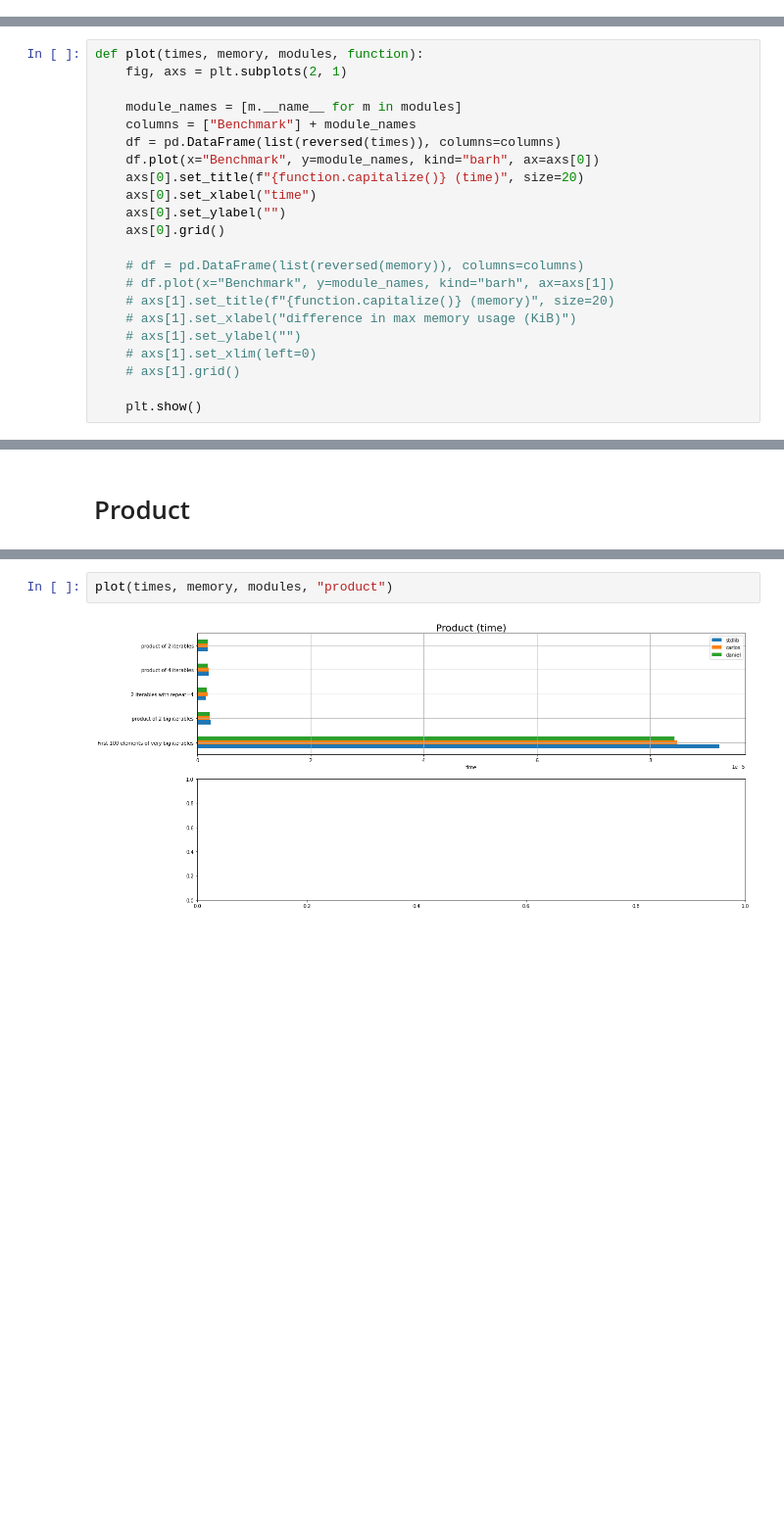
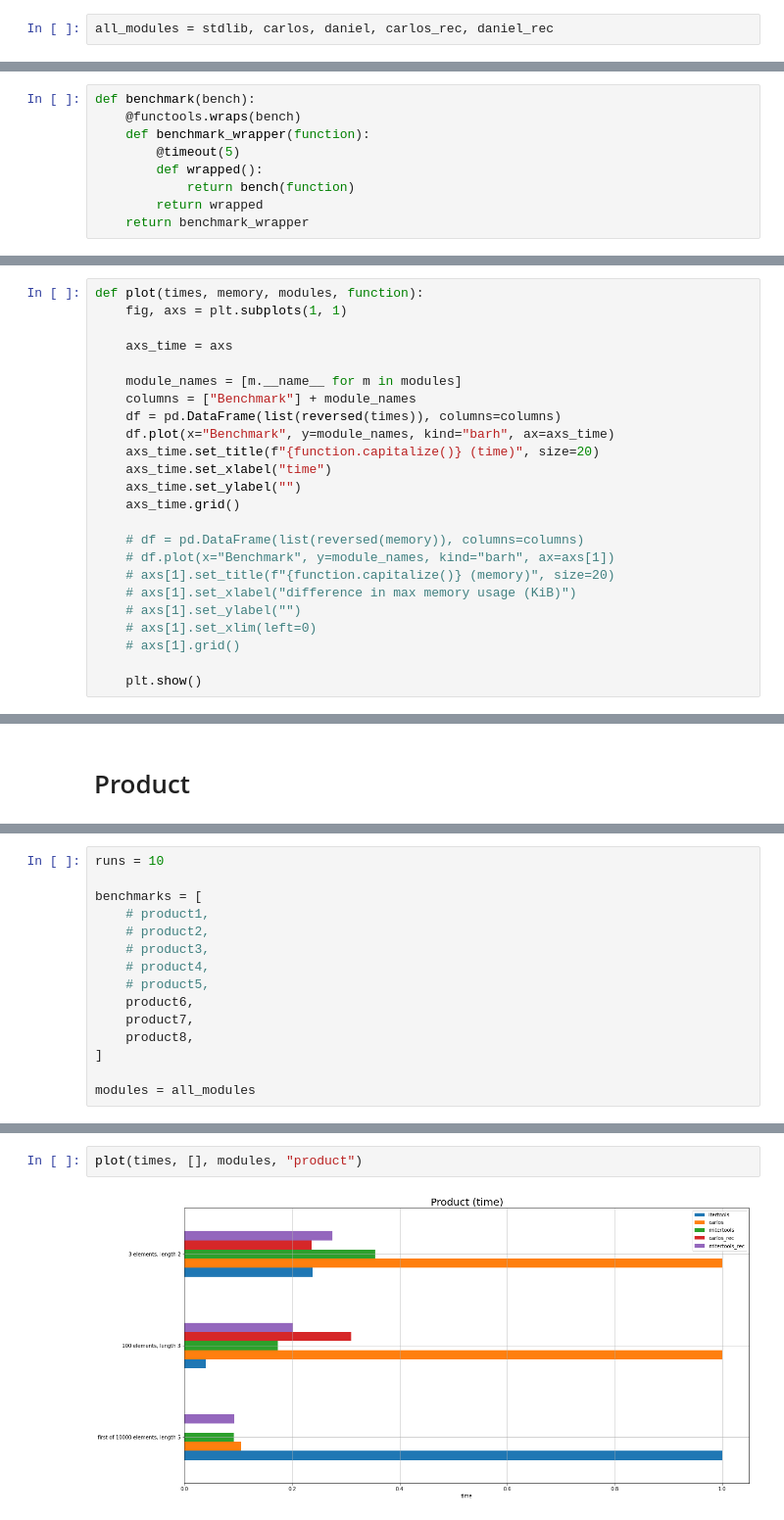
Before and after one commit to akathorn/reading-circle, a Jupyter notebook: itertools/benchmark.ipynb, the cells around one changed output, grey strips where cells are left out. Shown at 98% size. Drawn from its saved outputs; the diff is of its cells as text; blank space fills up the shorter version.

```diff
--- a/itertools/benchmark.ipynb
+++ b/itertools/benchmark.ipynb
@@ -67,0 +63,2 @@ peak memory: 7737.04 MiB, increment: 0.05 MiB
+# %%
+all_modules = stdlib, carlos, daniel, carlos_rec, daniel_rec
@@ -68,3 +67,12 @@ peak memory: 7737.04 MiB, increment: 0.05 MiB
+# %%
+def benchmark(bench):
+    @functools.wraps(bench)
+    def benchmark_wrapper(function):
+        @timeout(5)
+        def wrapped():
+            return bench(function)
+        return wrapped
+    return benchmark_wrapper
 # %%
 def time_benchmarks(benchmarks, modules, function, runs):
     times = []
@@ -119,15 +125,17 @@ peak memory: 9248.51 MiB, increment: 0.93 MiB
 # %%
 def plot(times, memory, modules, function):
-    fig, axs = plt.subplots(2, 1)
+    fig, axs = plt.subplots(1, 1)
+
+    axs_time = axs
 
     module_names = [m.__name__ for m in modules]
     columns = ["Benchmark"] + module_names
     df = pd.DataFrame(list(reversed(times)), columns=columns)
-    df.plot(x="Benchmark", y=module_names, kind="barh", ax=axs[0])
-    axs[0].set_title(f"{function.capitalize()} (time)", size=20)
-    axs[0].set_xlabel("time")
-    axs[0].set_ylabel("")
-    axs[0].grid()
+    df.plot(x="Benchmark", y=module_names, kind="barh", ax=axs_time)
+    axs_time.set_title(f"{function.capitalize()} (time)", size=20)
+    axs_time.set_xlabel("time")
+    axs_time.set_ylabel("")
+    axs_time.grid()
 
     # df = pd.DataFrame(list(reversed(memory)), columns=columns)
     # df.plot(x="Benchmark", y=module_names, kind="barh", ax=axs[1])
@@ -286,3 +287,18 @@ modules = [stdlib, carlos, daniel]
+# %%
+runs = 10
+
+benchmarks = [
+    # product1,
+    # product2,
+    # product3,
+    # product4,
+    # product5,
+    product6,
+    product7,
+    product8,
+]
+
+modules = all_modules
 # %%
 times = time_benchmarks(benchmarks, modules, "product", runs)
 # %% [output]
@@ -309,4 +323,4 @@ Running benchmark [First 100 elements of very big iterables]
 # %%
-plot(times, memory, modules, "product")
+plot(times, [], modules, "product")
 # %% [output]
-[figure, old version]
+[figure, new version]
```
Also changed, not shown: parts of 36 cells of this notebook, 9 other files.
